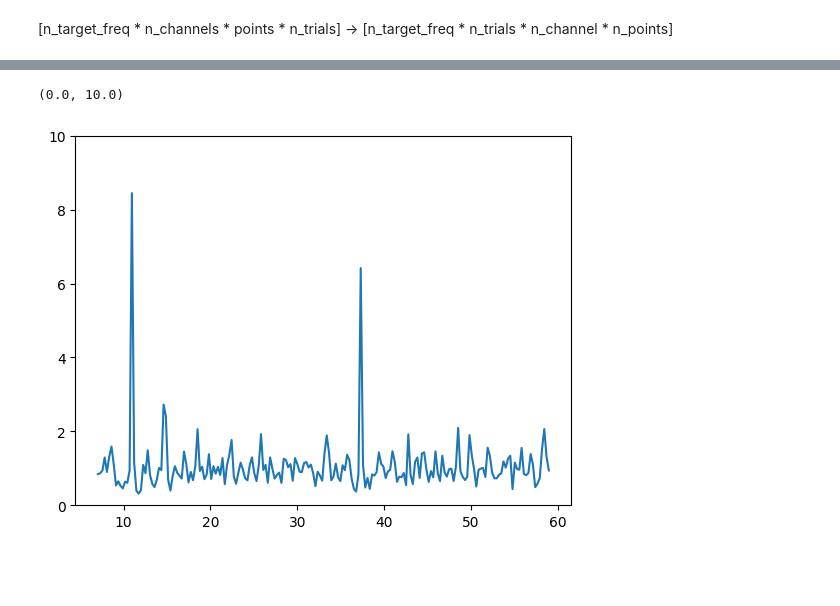
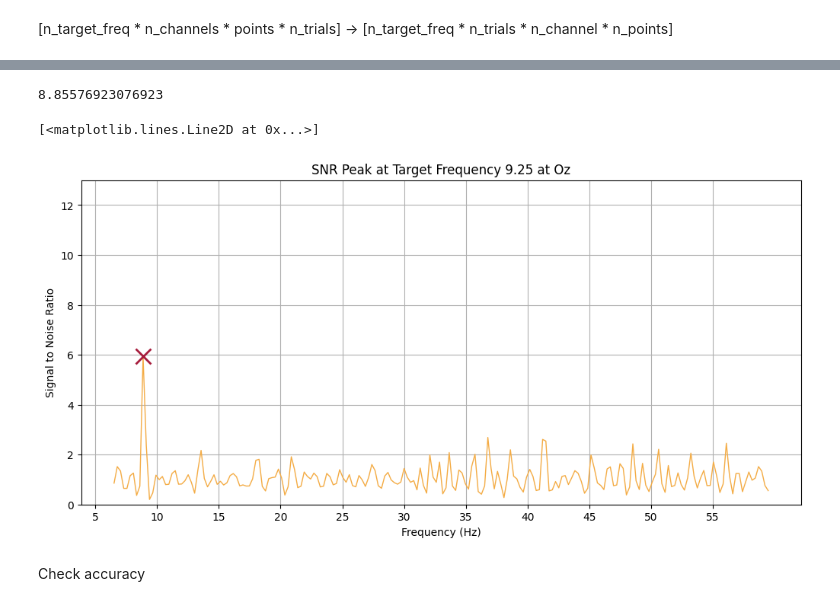
Before and after one commit to AkilanSS/12JFPM_SSVEP, a Jupyter notebook: src/main2.ipynb, the cells around one changed output, grey strips where cells are left out. Cells and saved outputs as stored; diff of their text form; code cells hidden in the pictures; blank space fills up the shorter version.

```diff
--- a/src/main2.ipynb
+++ b/src/main2.ipynb
@@ -119,10 +119,21 @@ def snr_spectrum(psd, noise_n_neighbor_freqs=1, noise_skip_neighbor_freqs=1):
 
     return psd / mean_noise
 # %%
-snr = [snr_spectrum(psd.get_data(), 3, 1) for psd in mean_psd]
+snr = [snr_spectrum(psd.get_data(), 1, 1) for psd in mean_psd]
 # %%
-plt.plot(np.linspace(6,60, len(snr[0][7])), snr[1][7])
-plt.ylim(0, 10)
+fig, axes = plt.subplots(figsize = (10, 5), layout = "constrained")
+axes.plot(np.linspace(6,60, len(snr[3][7])), snr[0][7], linewidth = 1, color = '#F4AC45')
+axes.set_xlabel("Frequency (Hz)")
+axes.set_ylabel("Signal to Noise Ratio")
+axes.set_title(f"SNR Peak at Target Frequency {target_freq[0]} at Oz")
+axes.set_ylim(0, 13)
+axes.set_xticks(np.arange(0,60,5))
+axes.grid(True)
+print((54/208)*np.argmax(np.nan_to_num(snr[0][7])) + 6)
+axes.plot((54/208)*np.argmax(np.nan_to_num(snr[0][7])) + 6, np.max(np.nan_to_num(snr[0][7])), 'x', markersize = 15, mec = "#A61C3C", mew = 2)
 # %% [output]
-(0.0, 10.0)
+8.85576923076923
+[<matplotlib.lines.Line2D at 0x...>]
-[figure, old version]
+[figure, new version]
+# %% [markdown]
+Check accuracy
```
Also changed, not shown: parts of 2 cells of this notebook.
